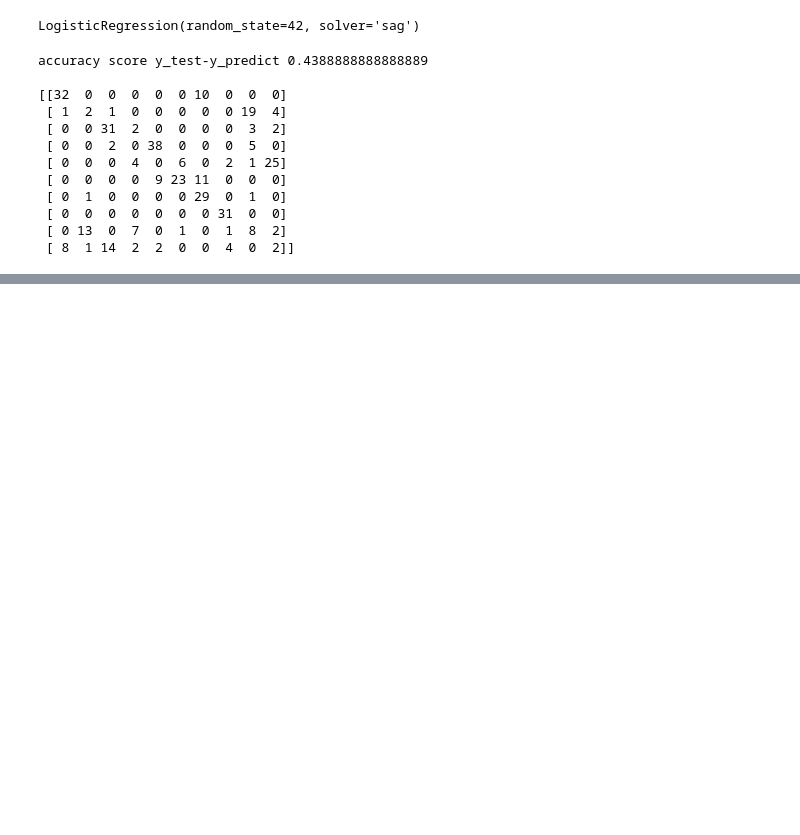
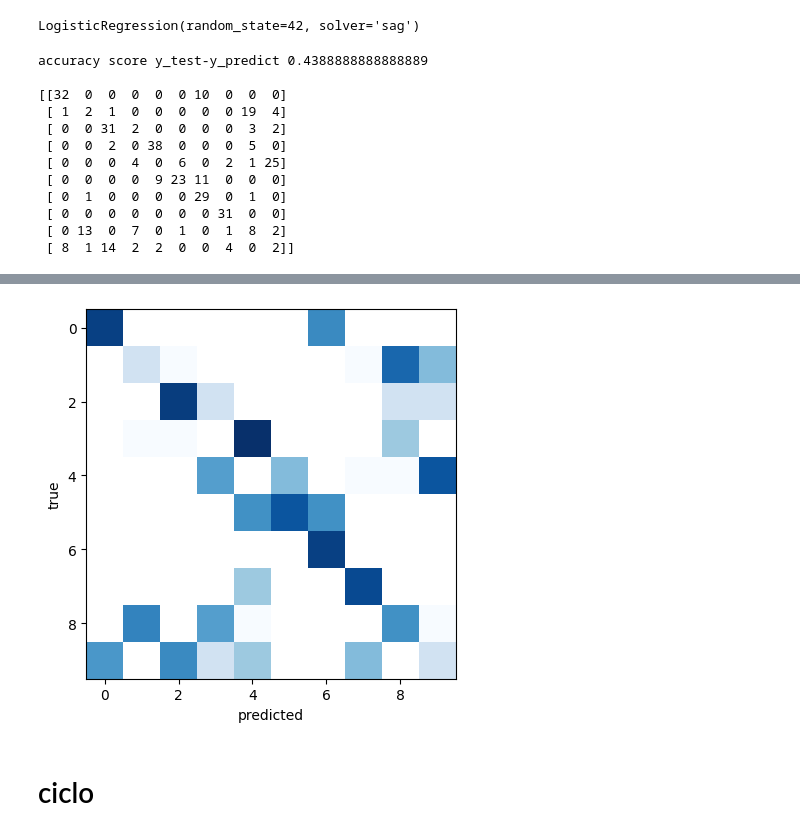
Before and after one commit to Matti-z/astrostatistics_bicocca_2026, a Jupyter notebook: working/thirteen.ipynb, the cells around one changed output, grey strips where cells are left out. Saved outputs shown, nothing was run; the diff lists cells and outputs as text; code cells hidden in the pictures; blank space fills up the shorter version.

```diff
--- a/working/thirteen.ipynb
+++ b/working/thirteen.ipynb
@@ -68,0 +79,4 @@ accuracy score y_test-y_predict 0.4388888888888889
+# %%
+embedding = Isomap(n_components=2)
+x = embedding.fit_transform(d80)
+x_test = embedding.fit_transform(d20)
@@ -68,0 +88,5 @@ accuracy score y_test-y_predict 0.4388888888888889
+# %%
+y_predict = clf.predict(x_test[:,:])
+# print(y_predict)
+print('accuracy score y_test-y_predict',accuracy_score(d20_test, y_predict), '\n')
+print( confusion_matrix(d20_test, y_pred = y_predict))
@@ -68,0 +106,9 @@ accuracy score y_test-y_predict 0.4388888888888889
+# %%
+plt.imshow(np.log(confusion_matrix(d20_test, y_predict)),
+           cmap='Blues', interpolation='nearest');
+plt.ylabel('true')
+plt.xlabel('predicted');
+# %% [output]
+[figure, added]
+# %% [markdown]
+# ciclo
```
Also changed, not shown: parts of 9 cells of this notebook.
